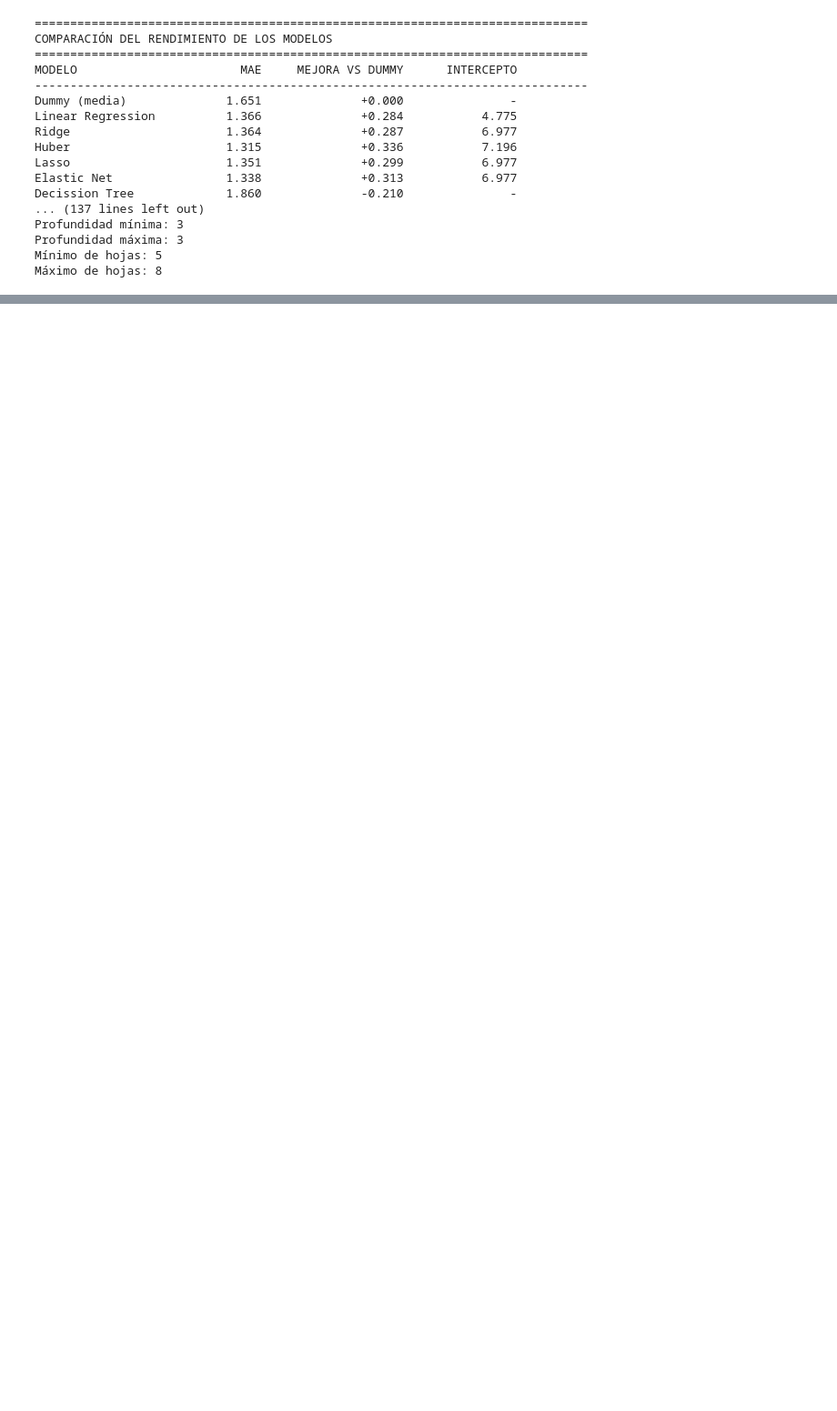
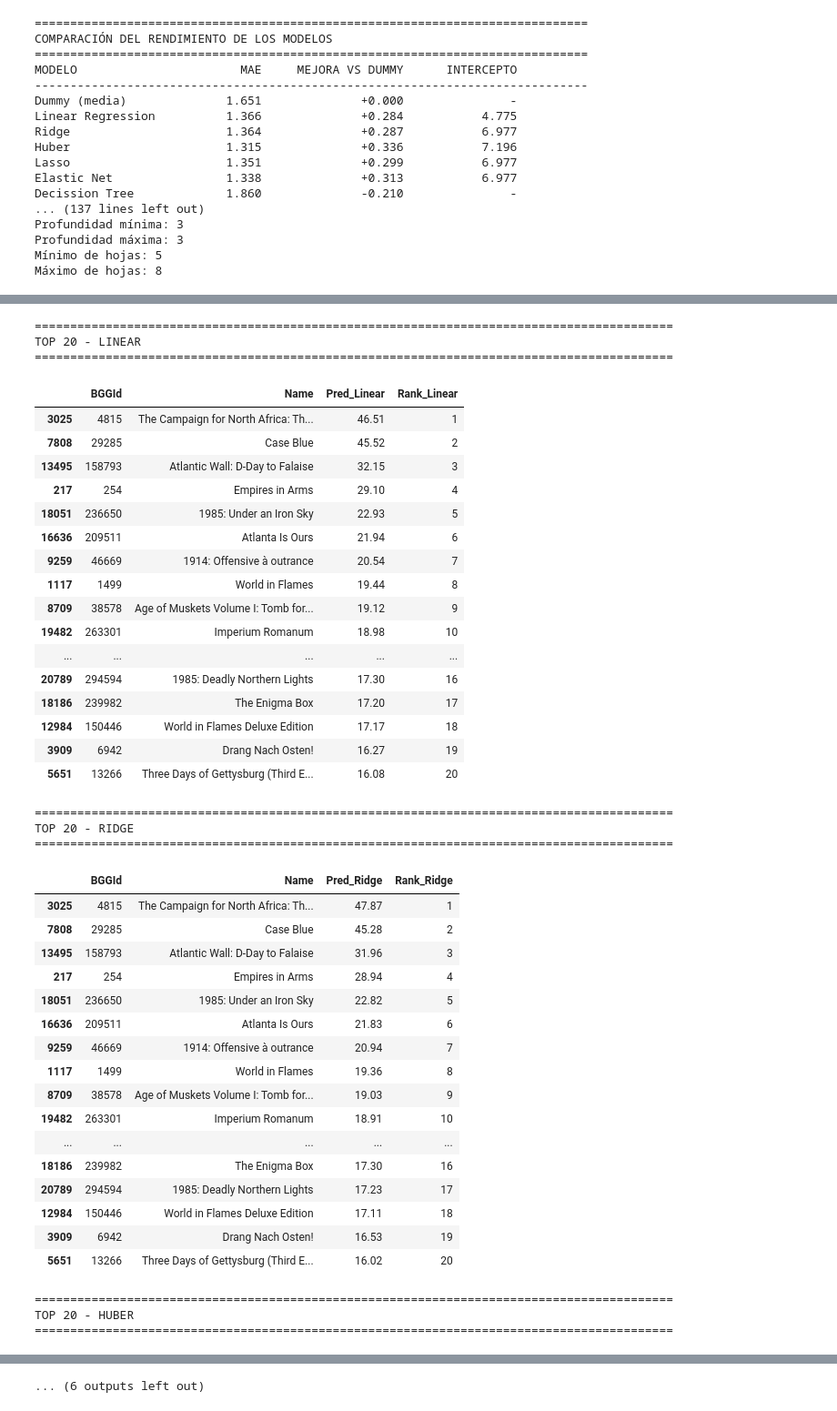
Before and after one commit to Velgarath/recomendador_juegos_bgg, a Jupyter notebook: juegosBGG.ipynb, the cells around one changed output, grey strips where cells are left out. Shown at 91% size. Cells and saved outputs as stored; diff of their text form; code cells hidden in the pictures; blank space fills up the shorter version.

```diff
--- a/juegosBGG.ipynb
+++ b/juegosBGG.ipynb
@@ -2551,0 +2707,74 @@ Máximo de hojas: 8
+# %%
+# ==============================================================
+# TOP 20 DE CADA MODELO
+# ==============================================================
+
+for nombre_modelo in modelos:
+
+    columna_pred = 'Pred_' + nombre_modelo
+    columna_rank = 'Rank_' + nombre_modelo
+
+    print()
+    print("=" * 90)
+    print("TOP 20 -", nombre_modelo.upper())
+    print("=" * 90)
+
+    display(
+        df_evaluation_results[
+            [
+                'BGGId',
+                'Name',
+                columna_pred,
+                columna_rank
+            ]
+        ]
+        .sort_values(columna_rank)
+        .head(20)
+        .style.format({
+            columna_pred: '{:.2f}'
+        })
+    )
+# %% [output]
+==========================================================================================
+TOP 20 - LINEAR
+==========================================================================================
+|  | BGGId | Name | Pred_Linear | Rank_Linear |
+| 3025 | 4815 | The Campaign for North Africa: Th... | 46.51 | 1 |
+| 7808 | 29285 | Case Blue | 45.52 | 2 |
+| 13495 | 158793 | Atlantic Wall: D-Day to Falaise | 32.15 | 3 |
+| 217 | 254 | Empires in Arms | 29.10 | 4 |
+| 18051 | 236650 | 1985: Under an Iron Sky | 22.93 | 5 |
+| 16636 | 209511 | Atlanta Is Ours | 21.94 | 6 |
+| 9259 | 46669 | 1914: Offensive à outrance | 20.54 | 7 |
+| 1117 | 1499 | World in Flames | 19.44 | 8 |
+| 8709 | 38578 | Age of Muskets Volume I: Tomb for... | 19.12 | 9 |
+| 19482 | 263301 | Imperium Romanum | 18.98 | 10 |
+| ... | ... | ... | ... | ... |
+| 20789 | 294594 | 1985: Deadly Northern Lights | 17.30 | 16 |
+| 18186 | 239982 | The Enigma Box | 17.20 | 17 |
+| 12984 | 150446 | World in Flames Deluxe Edition | 17.17 | 18 |
+| 3909 | 6942 | Drang Nach Osten! | 16.27 | 19 |
+| 5651 | 13266 | Three Days of Gettysburg (Third E... | 16.08 | 20 |
+==========================================================================================
+TOP 20 - RIDGE
+==========================================================================================
+|  | BGGId | Name | Pred_Ridge | Rank_Ridge |
+| 3025 | 4815 | The Campaign for North Africa: Th... | 47.87 | 1 |
+| 7808 | 29285 | Case Blue | 45.28 | 2 |
+| 13495 | 158793 | Atlantic Wall: D-Day to Falaise | 31.96 | 3 |
+| 217 | 254 | Empires in Arms | 28.94 | 4 |
+| 18051 | 236650 | 1985: Under an Iron Sky | 22.82 | 5 |
+| 16636 | 209511 | Atlanta Is Ours | 21.83 | 6 |
+| 9259 | 46669 | 1914: Offensive à outrance | 20.94 | 7 |
+| 1117 | 1499 | World in Flames | 19.36 | 8 |
+| 8709 | 38578 | Age of Muskets Volume I: Tomb for... | 19.03 | 9 |
+| 19482 | 263301 | Imperium Romanum | 18.91 | 10 |
+| ... | ... | ... | ... | ... |
+| 18186 | 239982 | The Enigma Box | 17.30 | 16 |
+| 20789 | 294594 | 1985: Deadly Northern Lights | 17.23 | 17 |
+| 12984 | 150446 | World in Flames Deluxe Edition | 17.11 | 18 |
+| 3909 | 6942 | Drang Nach Osten! | 16.53 | 19 |
+| 5651 | 13266 | Three Days of Gettysburg (Third E... | 16.02 | 20 |
+==========================================================================================
+TOP 20 - HUBER
+==========================================================================================
@@ -2551,0 +2858 @@ Máximo de hojas: 8
+... (6 outputs left out)
```
Also changed, not shown: parts of 10 cells of this notebook.
